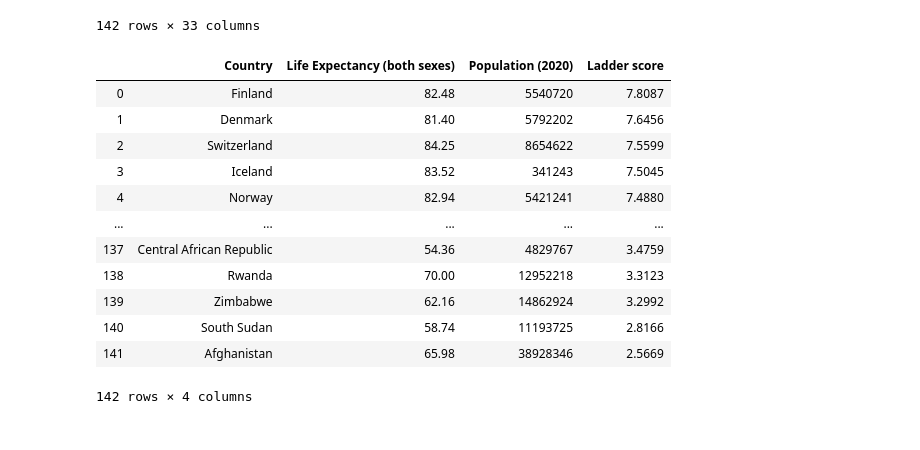
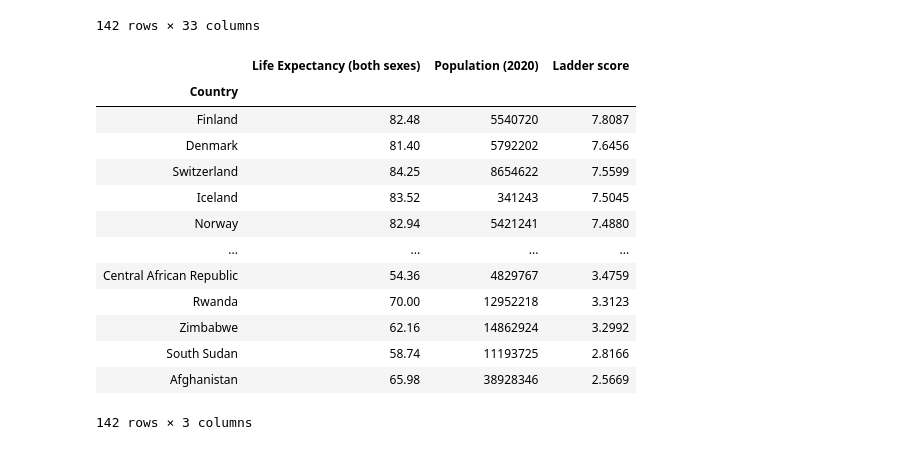
Before and after one commit to Soumya-Patil/Project-1-ETL, a Jupyter notebook: ETL Project.ipynb, the cells around one changed output. Saved outputs shown, nothing was run; the diff lists cells and outputs as text; code cells hidden in the pictures.

```diff
--- a/ETL Project.ipynb
+++ b/ETL Project.ipynb
@@ -82,19 +82,20 @@ world_happiness
 | 141 | Afghanistan | South Asia | 2.5669 | 0.031311 | 2.628270 | 2.505530 | ... |
 142 rows × 33 columns
 # %%
-world_happiness_2020 = world_happiness[["Country","Life Expectancy (both sexes)","Population (2020)","Ladder score"]]#.set_index("...")
+world_happiness_2020 = world_happiness[["Country","Life Expectancy (both sexes)","Population (2020)","Ladder score"]].set_index("Country")
 world_happiness_2020
 # %% [output]
-|  | Country | Life Expectancy (both sexes) | Population (2020) | Ladder score |
-| 0 | Finland | 82.48 | 5540720 | 7.8087 |
-| 1 | Denmark | 81.40 | 5792202 | 7.6456 |
-| 2 | Switzerland | 84.25 | 8654622 | 7.5599 |
-| 3 | Iceland | 83.52 | 341243 | 7.5045 |
-| 4 | Norway | 82.94 | 5421241 | 7.4880 |
-| ... | ... | ... | ... | ... |
-| 137 | Central African Republic | 54.36 | 4829767 | 3.4759 |
-| 138 | Rwanda | 70.00 | 12952218 | 3.3123 |
-| 139 | Zimbabwe | 62.16 | 14862924 | 3.2992 |
-| 140 | South Sudan | 58.74 | 11193725 | 2.8166 |
-| 141 | Afghanistan | 65.98 | 38928346 | 2.5669 |
+|  | Life Expectancy (both sexes) | Population (2020) | Ladder score |
+| Country |  |  |  |
+| Finland | 82.48 | 5540720 | 7.8087 |
+| Denmark | 81.40 | 5792202 | 7.6456 |
+| Switzerland | 84.25 | 8654622 | 7.5599 |
+| Iceland | 83.52 | 341243 | 7.5045 |
+| Norway | 82.94 | 5421241 | 7.4880 |
+| ... | ... | ... | ... |
+| Central African Republic | 54.36 | 4829767 | 3.4759 |
+| Rwanda | 70.00 | 12952218 | 3.3123 |
+| Zimbabwe | 62.16 | 14862924 | 3.2992 |
+| South Sudan | 58.74 | 11193725 | 2.8166 |
+| Afghanistan | 65.98 | 38928346 | 2.5669 |
-142 rows × 4 columns
+142 rows × 3 columns
```
